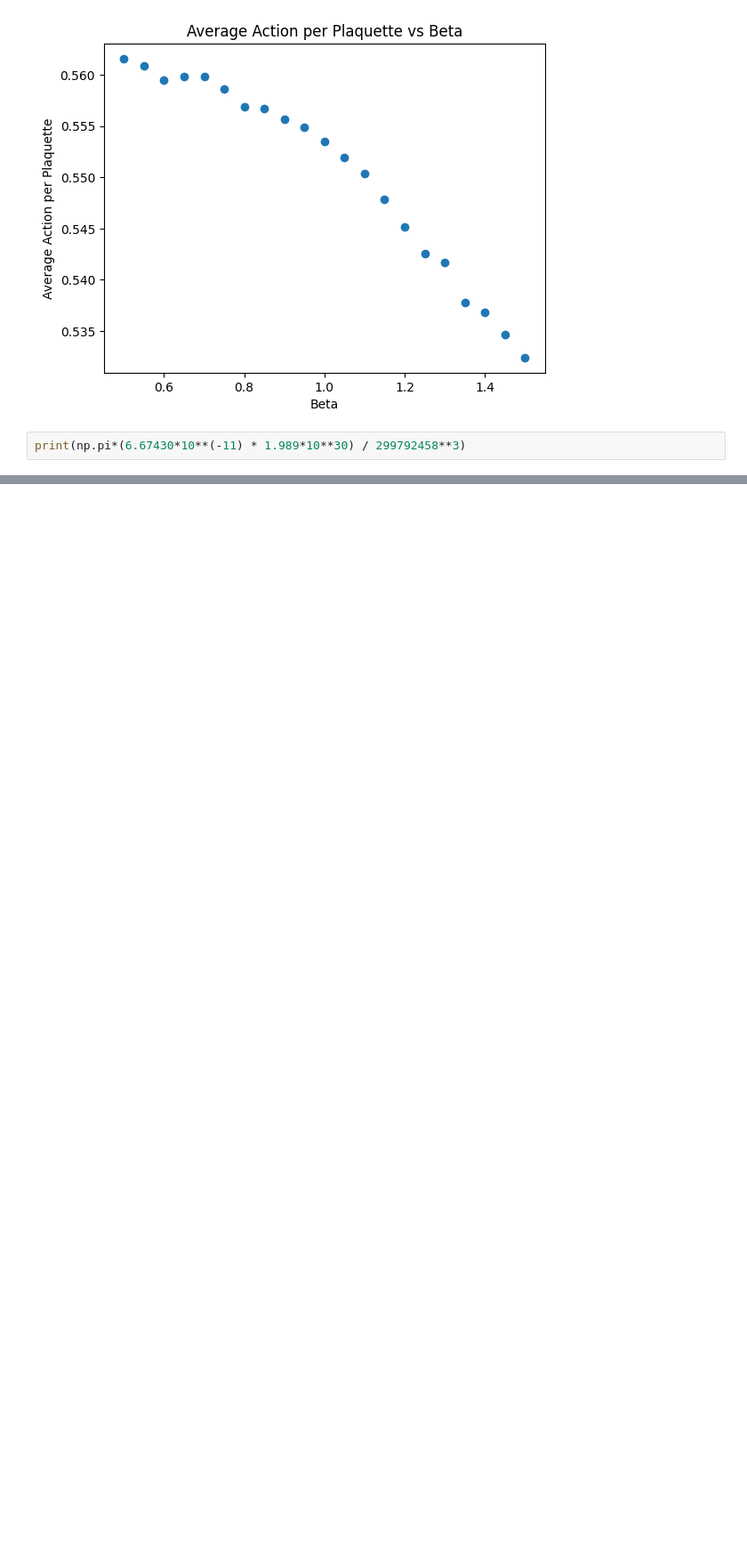
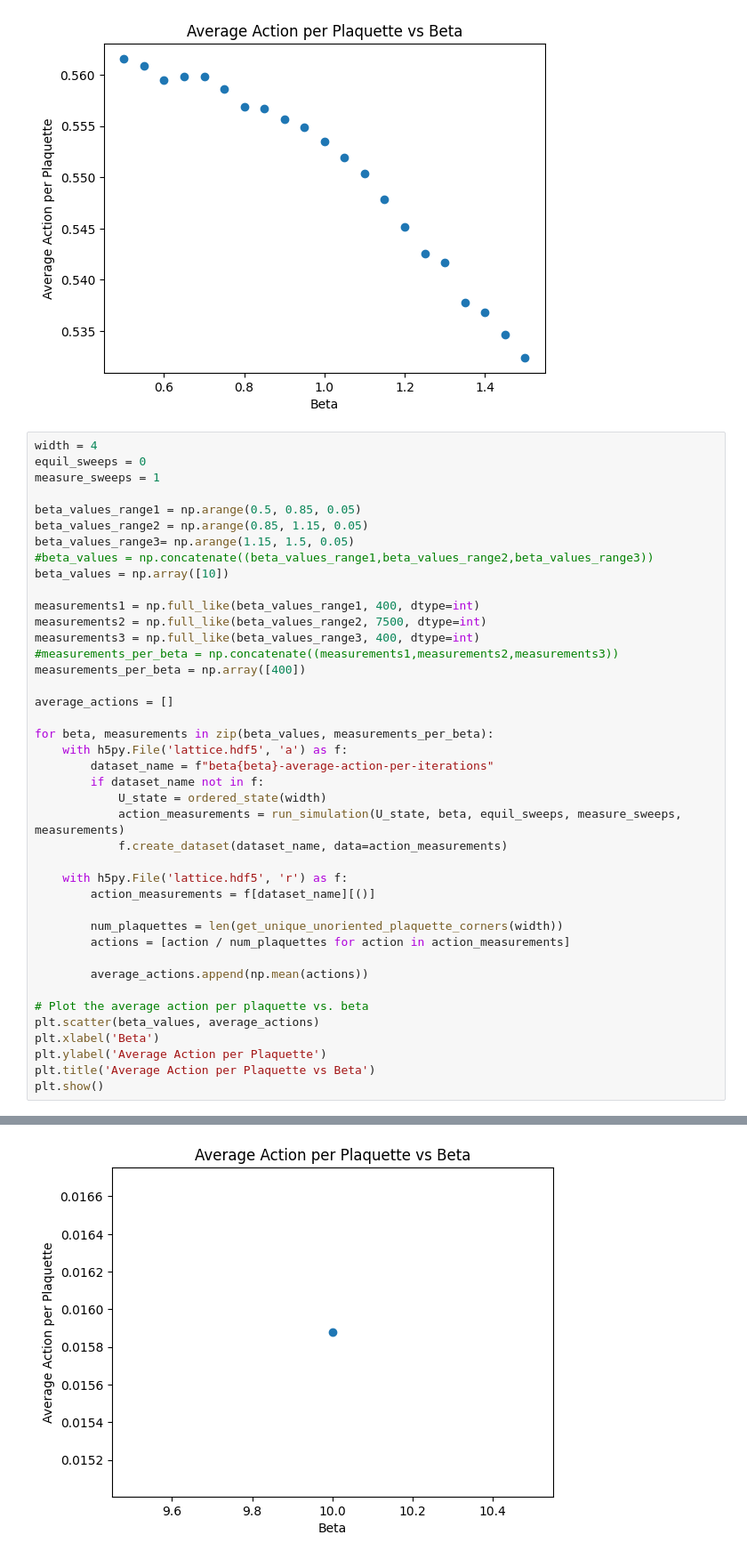
Before and after one commit to ties-oosthoek/monte-carlo-techniques-project, a Jupyter notebook: test.ipynb, the cells around one changed output, grey strips where cells are left out. Shown at 89% size. Cells and saved outputs as stored; diff of their text form; blank space fills up the shorter version.

Commit message:
Plot voor avg_action and beta

```diff
--- a/test.ipynb
+++ b/test.ipynb
@@ -240,5 +240,44 @@ plt.show()
 399
 [figure]
 # %%
-print(np.pi*(6.67430*10**(-11) * 1.989*10**30) / 299792458**3)
+width = 4
+equil_sweeps = 0
+measure_sweeps = 1
+
+beta_values_range1 = np.arange(0.5, 0.85, 0.05)
+beta_values_range2 = np.arange(0.85, 1.15, 0.05)
+beta_values_range3= np.arange(1.15, 1.5, 0.05)
+#beta_values = np.concatenate((beta_values_range1,beta_values_range2,beta_values_range3))
+beta_values = np.array([10])
+
+measurements1 = np.full_like(beta_values_range1, 400, dtype=int)
+measurements2 = np.full_like(beta_values_range2, 7500, dtype=int)
+measurements3 = np.full_like(beta_values_range3, 400, dtype=int)
+#measurements_per_beta = np.concatenate((measurements1,measurements2,measurements3))
+measurements_per_beta = np.array([400])
+
+average_actions = []
+
+for beta, measurements in zip(beta_values, measurements_per_beta):
+    with h5py.File('lattice.hdf5', 'a') as f:
+        dataset_name = f"beta{beta}-average-action-per-iterations"
+        if dataset_name not in f:
+            U_state = ordered_state(width)
+            action_measurements = run_simulation(U_state, beta, equil_sweeps, measure_sweeps, measurements)
+            f.create_dataset(dataset_name, data=action_measurements)
+
+    with h5py.File('lattice.hdf5', 'r') as f:
+        action_measurements = f[dataset_name][()]
+
+        num_plaquettes = len(get_unique_unoriented_plaquette_corners(width))
+        actions = [action / num_plaquettes for action in action_measurements]
+
+        average_actions.append(np.mean(actions))
+
+# Plot the average action per plaquette vs. beta
+plt.scatter(beta_values, average_actions)
+plt.xlabel('Beta')
+plt.ylabel('Average Action per Plaquette')
+plt.title('Average Action per Plaquette vs Beta')
+plt.show()
 # %% [output]
@@ -245,0 +301 @@ print(np.pi*(6.67430*10**(-11) * 1.989*10**30) / 299792458**3)
+[figure, added]
```
Also changed, not shown: parts of 2 cells of this notebook.
